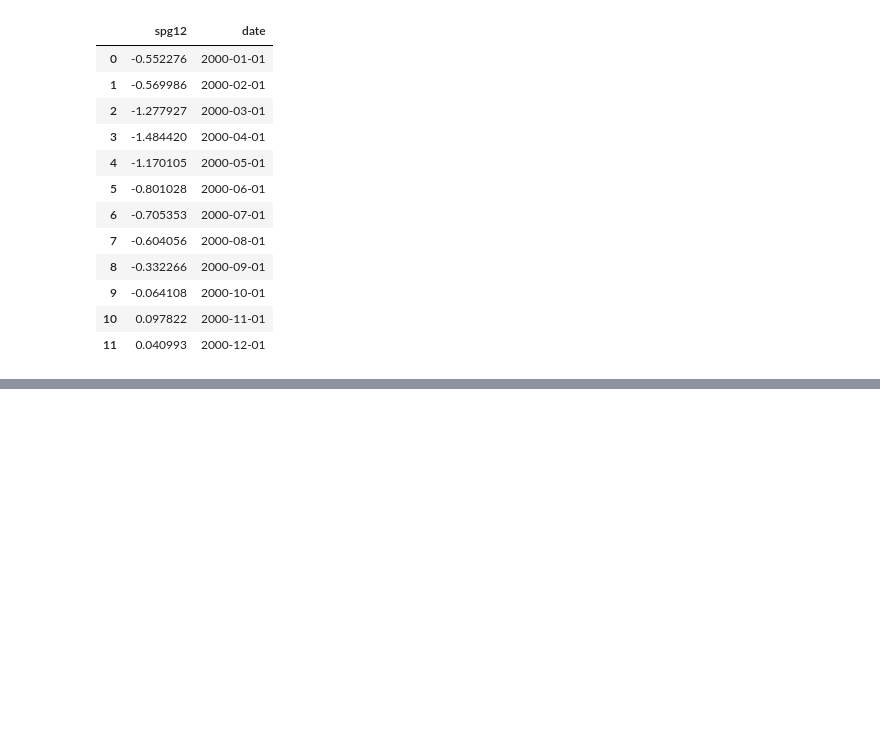
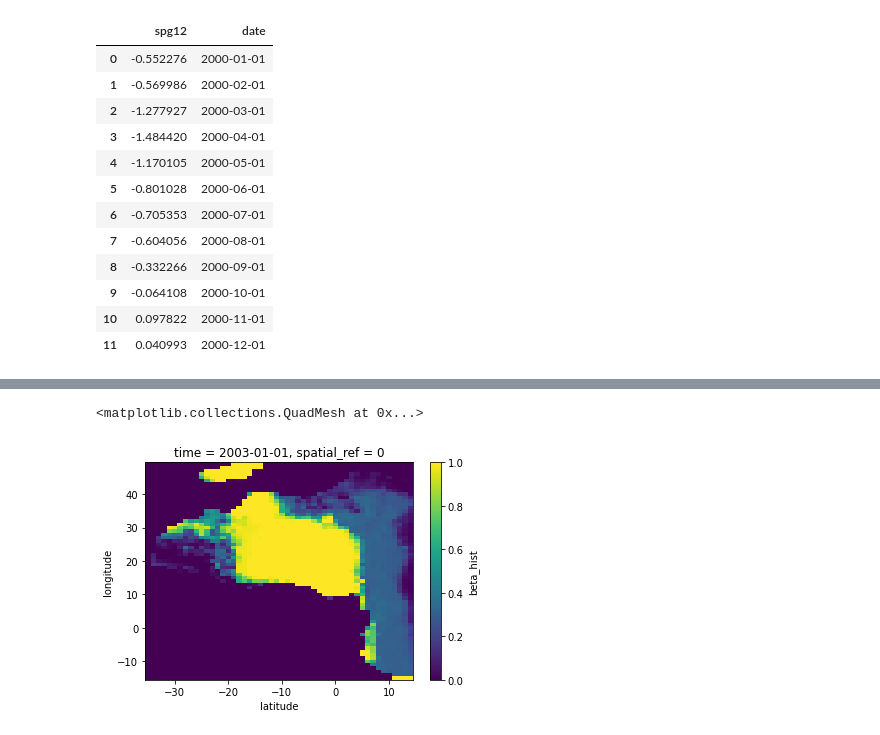
Before and after one commit to icpac-igad/ea-ibf-climada, a Jupyter notebook: drought_impact_function/data_subset_averaging.ipynb, the cells around one changed output, grey strips where cells are left out. Saved outputs shown, nothing was run; the diff lists cells and outputs as text; code cells hidden in the pictures; blank space fills up the shorter version.

```diff
--- a/drought_impact_function/data_subset_averaging.ipynb
+++ b/drought_impact_function/data_subset_averaging.ipynb
@@ -612,0 +733,21 @@ db
+# %%
+import xarray as xr
+
+wrsi_data_path=f'{folder_path}tamsat/for_training/beta_hist.nc'
+
+db=xr.open_dataset(wrsi_data_path)
+
+db1=db['time'][0]
+#db1['beta_hist']
+
+db1=db.sel(time='2003-01-01T00:00:00.000000000')
+db2=db1['beta_hist']
+#db2.plot()
+# %%
+db.rio.write_crs(4326, inplace=True)
+db1=db.sel(time='2003-01-01T00:00:00.000000000')
+db2=db1['beta_hist']
+db2.plot()
+# %% [output]
+<matplotlib.collections.QuadMesh at 0x...>
+[figure, added]
```
Also changed, not shown: parts of 12 cells of this notebook, 4 other files.
